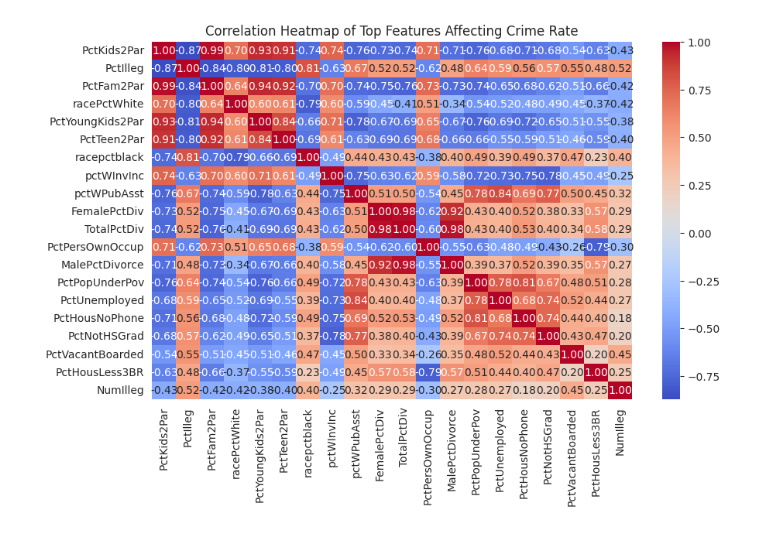
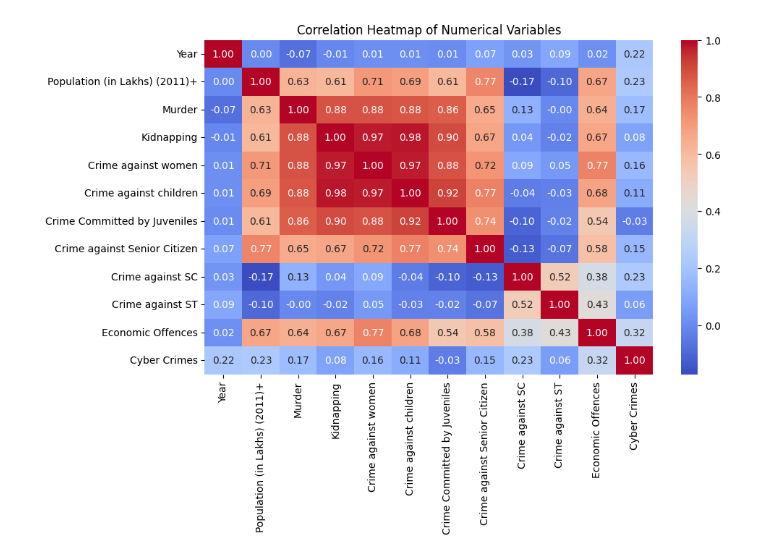
Before and after one commit to Manjosh-Lilhare/Araxys, a Jupyter notebook: KDK_Hackthon_Araxys.ipynb, the cells around one changed output. Saved outputs shown, nothing was run; the diff lists cells and outputs as text; code cells hidden in the pictures.

```diff
--- a/KDK_Hackthon_Araxys.ipynb
+++ b/KDK_Hackthon_Araxys.ipynb
@@ -148,6 +120,0 @@ a.head()
-# %%
-import matplotlib.pyplot as plt
-import seaborn as sns
-
-# Set style for plots
-sns.set_style("whitegrid")
@@ -164,9 +169,9 @@ plt.show()
 # %%
-plt.figure(figsize=(10,6))
-correlation = df_cleaned.corr()
-top_corr_features = correlation["ViolentCrimesPerPop"].abs().sort_values(ascending=False)[1:21]
-sns.heatmap(df_cleaned[top_corr_features.index].corr(), annot=True, cmap="coolwarm", fmt=".2f")
-plt.title("Correlation Heatmap of Top Features Affecting Crime Rate")
+# 3. Visualize Correlation Heatmap
+correlation_matrix = numerical_df.corr()
+plt.figure(figsize=(10, 6))
+sns.heatmap(correlation_matrix, annot=True, cmap='coolwarm', fmt=".2f")
+plt.title('Correlation Heatmap of Numerical Variables')
 plt.show()
 # %% [output]
-[figure, old version]
+[figure, new version]
```
Also changed, not shown: parts of 25 cells of this notebook, 5 other files.
